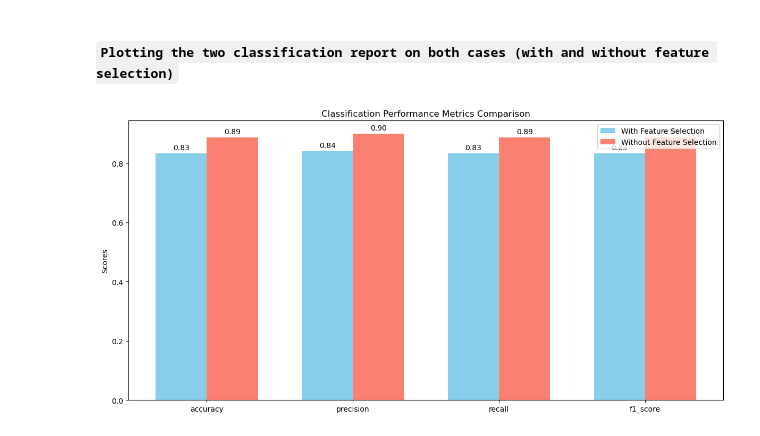
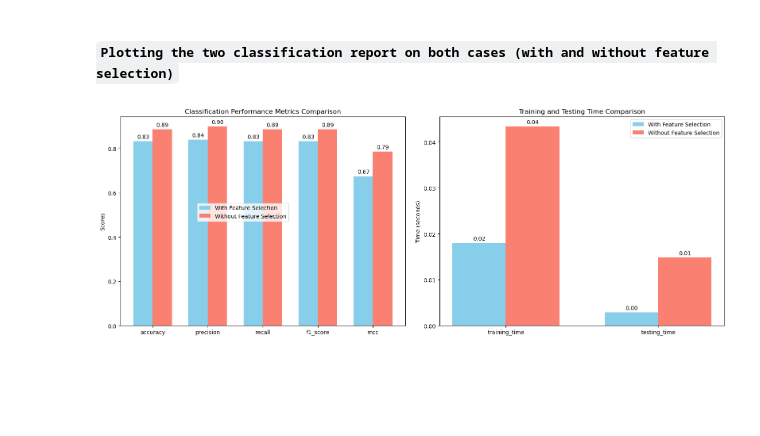
Before and after one commit to abdelaziz-belhachmi/Parkinson_Disease_Classification, a Jupyter notebook: notebooks/ML Models/Logistic Regression/logisticRegression_scikit.ipynb, the cells around one changed output. Cells and saved outputs as stored; diff of their text form; code cells hidden in the pictures; blank space fills up the shorter version.

Commit message:
added missing metrics to logistic regression model

```diff
--- a/notebooks/ML Models/Logistic Regression/logisticRegression_scikit.ipynb
+++ b/notebooks/ML Models/Logistic Regression/logisticRegression_scikit.ipynb
@@ -64,51 +81,71 @@ metrics_without_fs
 ##### `Plotting the two classification report on both cases (with and without feature selection)`
 # %%
 # Define metrics to plot
-performance_metrics = ['accuracy', 'precision', 'recall', 'f1_score']
+performance_metrics = ['accuracy', 'precision', 'recall', 'f1_score', 'mcc']
+time_metrics = ['training_time', 'testing_time']
 
 # Extract values
 with_fs_performance = [metrics_with_fs[m] for m in performance_metrics]
 without_fs_performance = [metrics_without_fs[m] for m in performance_metrics]
 
+with_fs_time = [metrics_with_fs[m] for m in time_metrics]
+without_fs_time = [metrics_without_fs[m] for m in time_metrics]
+
 # Set up the bar chart parameters
 x_perf = np.arange(len(performance_metrics))  # the label locations
+x_time = np.arange(len(time_metrics))
 width = 0.35  # the width of the bars
 
 # Create a single figure with two subplots side by side
-fig, ax = plt.subplots(figsize=(12, 6))  # Adjust figsize as needed
+fig, (ax1, ax2) = plt.subplots(1, 2, figsize=(16, 6))  # Adjust figsize as needed
 
 # ============================
 # Plot Performance Metrics
 # ============================
-rects1 = ax.bar(x_perf - width/2, with_fs_performance, width, label='With Feature Selection', color='skyblue')
-rects2 = ax.bar(x_perf + width/2, without_fs_performance, width, label='Without Feature Selection', color='salmon')
+rects1 = ax1.bar(x_perf - width/2, with_fs_performance, width, label='With Feature Selection', color='skyblue')
+rects2 = ax1.bar(x_perf + width/2, without_fs_performance, width, label='Without Feature Selection', color='salmon')
 
 # Add labels, title, and custom x-axis tick labels
-ax.set_ylabel('Scores')
-ax.set_title('Classification Performance Metrics Comparison')
-ax.set_xticks(x_perf)
-ax.set_xticklabels(performance_metrics)
-ax.legend()
+ax1.set_ylabel('Scores')
+ax1.set_title('Classification Performance Metrics Comparison')
+ax1.set_xticks(x_perf)
+ax1.set_xticklabels(performance_metrics)
+ax1.legend(bbox_to_anchor=(0.6, 0.6))
 
 # Function to attach a text label above each bar in rects
 def autolabel(ax, rects):
     """Attach a text label above each bar displaying its height."""
     for rect in rects:
         height = rect.get_height()
         ax.annotate(f'{height:.2f}',
                     xy=(rect.get_x() + rect.get_width() / 2, height),
                     xytext=(0, 3),  # 3 points vertical offset
                     textcoords="offset points",
                     ha='center', va='bottom')
 
-autolabel(ax, rects1)
-autolabel(ax, rects2)
+autolabel(ax1, rects1)
+autolabel(ax1, rects2)
 
 # ============================
+# Plot Time Metrics
+# ============================
+rects3 = ax2.bar(x_time - width/2, with_fs_time, width, label='With Feature Selection', color='skyblue')
+rects4 = ax2.bar(x_time + width/2, without_fs_time, width, label='Without Feature Selection', color='salmon')
+
+# Add labels, title, and custom x-axis tick labels
+ax2.set_ylabel('Time (seconds)')
+ax2.set_title('Training and Testing Time Comparison')
+ax2.set_xticks(x_time)
+ax2.set_xticklabels(time_metrics)
+ax2.legend()
+
+autolabel(ax2, rects3)
+autolabel(ax2, rects4)
+
 # Adjust layout for better spacing
 fig.tight_layout()
 
 # Display the plot
 plt.show()
 # %% [output]
-[figure, old version]
+[figure, new version]
```
Also changed, not shown: parts of 4 cells of this notebook, 2 other files.
